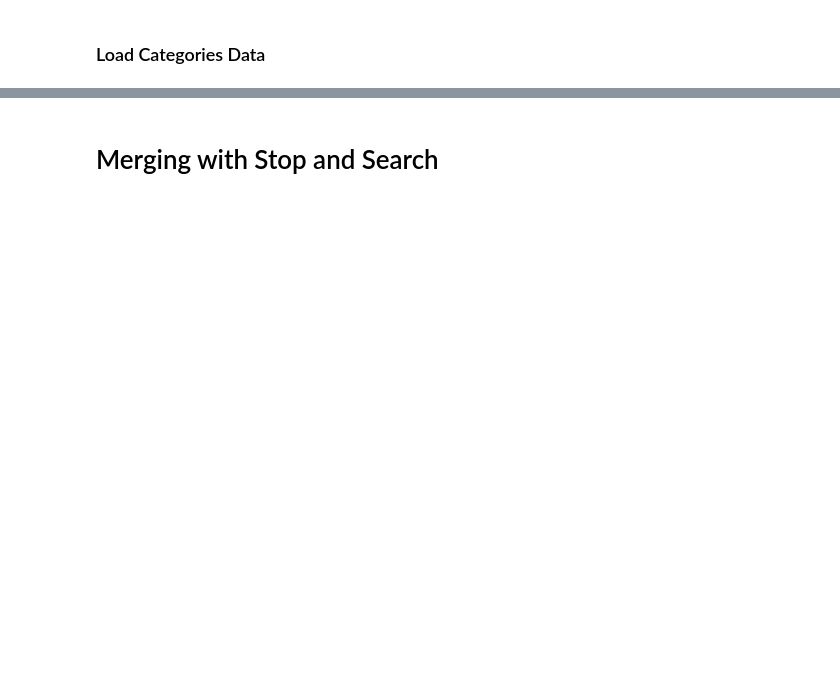
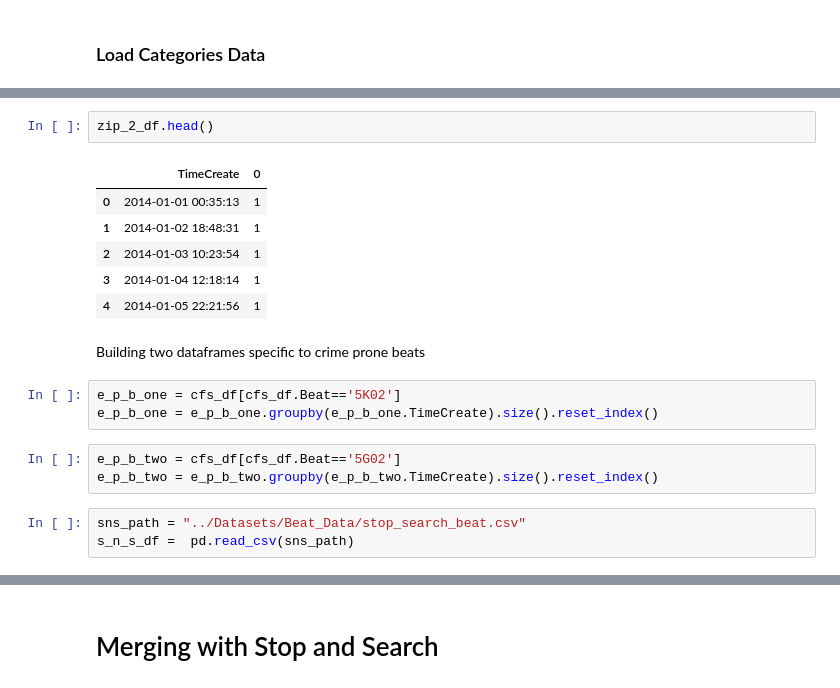
Before and after one commit to nikhilba/NOLA, a Jupyter notebook: Analysis/Calls_for_Service.ipynb, the cells around one changed output, grey strips where cells are left out. Saved outputs shown, nothing was run; the diff lists cells and outputs as text; blank space fills up the shorter version.

```diff
--- a/Analysis/Calls_for_Service.ipynb
+++ b/Analysis/Calls_for_Service.ipynb
@@ -221,0 +99,20 @@ crime_sum.head()
+# %%
+zip_2_df.head()
+# %% [output]
+|  | TimeCreate | 0 |
+| 0 | 2014-01-01 00:35:13 | 1 |
+| 1 | 2014-01-02 18:48:31 | 1 |
+| 2 | 2014-01-03 10:23:54 | 1 |
+| 3 | 2014-01-04 12:18:14 | 1 |
+| 4 | 2014-01-05 22:21:56 | 1 |
+# %% [markdown]
+Building two dataframes specific to crime prone beats
+# %%
+e_p_b_one = cfs_df[cfs_df.Beat=='5K02']
+e_p_b_one = e_p_b_one.groupby(e_p_b_one.TimeCreate).size().reset_index()
+# %%
+e_p_b_two = cfs_df[cfs_df.Beat=='5G02']
+e_p_b_two = e_p_b_two.groupby(e_p_b_two.TimeCreate).size().reset_index()
+# %%
+sns_path = "../Datasets/Beat_Data/stop_search_beat.csv"
+s_n_s_df =  pd.read_csv(sns_path)
```
Also changed, not shown: parts of 130 cells of this notebook, 1 other file.
